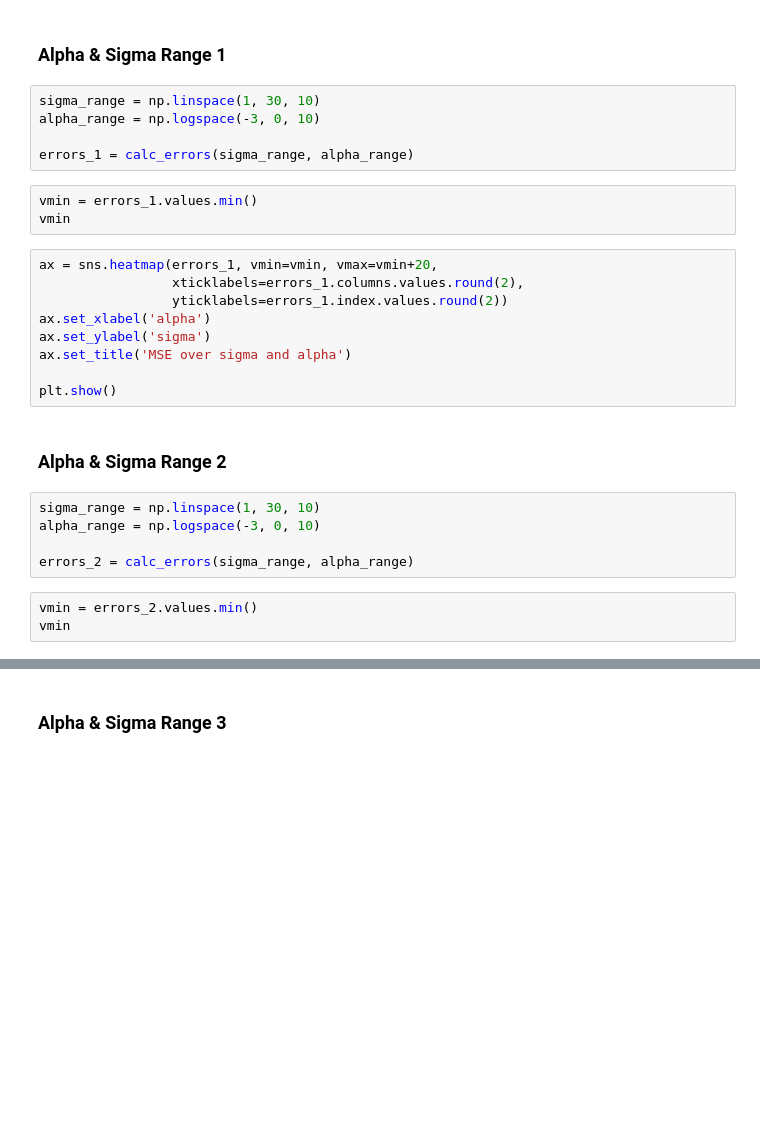
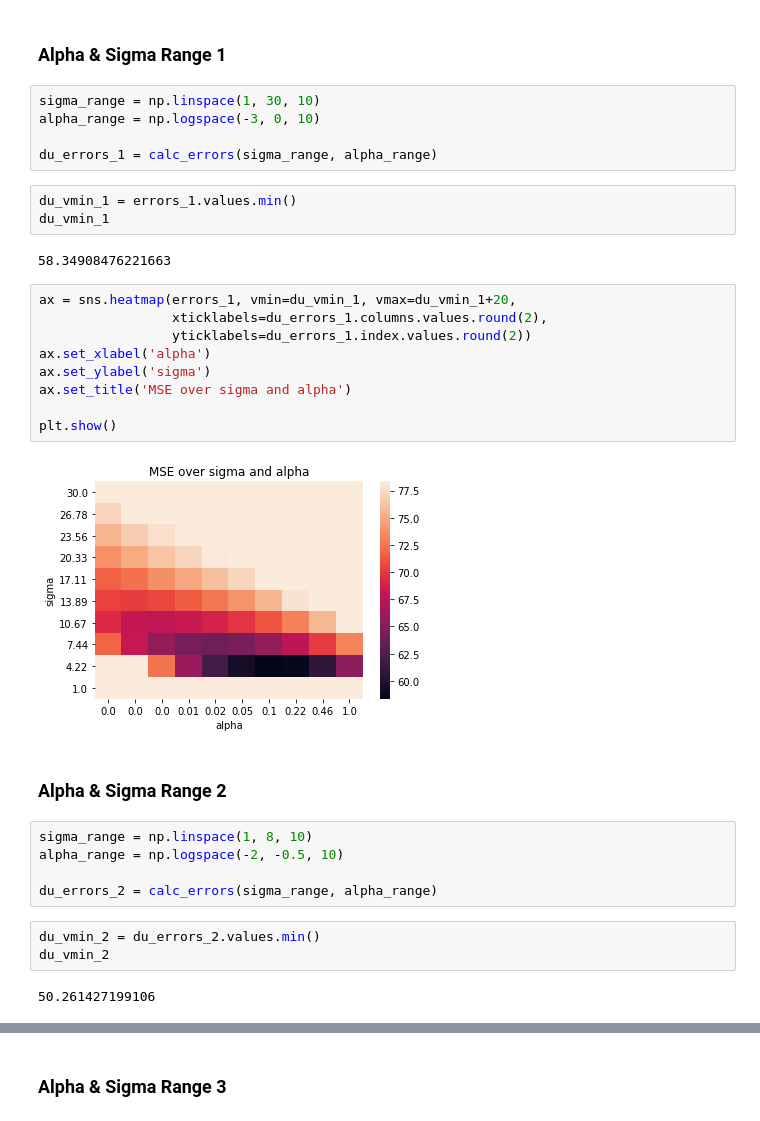
Before and after one commit to mogottsch/dsml_2020_magma, a Jupyter notebook: 3_predictive_analytics/Radial Basis Function.ipynb, the cells around one changed output, grey strips where cells are left out. Drawn from its saved outputs; the diff is of its cells as text; blank space fills up the shorter version.

```diff
--- a/3_predictive_analytics/Radial Basis Function.ipynb
+++ b/3_predictive_analytics/Radial Basis Function.ipynb
@@ -257,27 +275,33 @@ test
 sigma_range = np.linspace(1, 30, 10)
 alpha_range = np.logspace(-3, 0, 10)
 
-errors_1 = calc_errors(sigma_range, alpha_range)
+du_errors_1 = calc_errors(sigma_range, alpha_range)
 # %%
-vmin = errors_1.values.min()
-vmin
+du_vmin_1 = errors_1.values.min()
+du_vmin_1
+# %% [output]
+58.34908476221663
 # %%
-ax = sns.heatmap(errors_1, vmin=vmin, vmax=vmin+20,
-                 xticklabels=errors_1.columns.values.round(2),
-                 yticklabels=errors_1.index.values.round(2))
+ax = sns.heatmap(errors_1, vmin=du_vmin_1, vmax=du_vmin_1+20,
+                 xticklabels=du_errors_1.columns.values.round(2),
+                 yticklabels=du_errors_1.index.values.round(2))
 ax.set_xlabel('alpha')
 ax.set_ylabel('sigma')
 ax.set_title('MSE over sigma and alpha')
 
 plt.show()
+# %% [output]
+[figure, added]
 # %% [markdown]
 ### Alpha & Sigma Range 2
 # %%
-sigma_range = np.linspace(1, 30, 10)
-alpha_range = np.logspace(-3, 0, 10)
+sigma_range = np.linspace(1, 8, 10)
+alpha_range = np.logspace(-2, -0.5, 10)
 
-errors_2 = calc_errors(sigma_range, alpha_range)
+du_errors_2 = calc_errors(sigma_range, alpha_range)
-# %%
-vmin = errors_2.values.min()
-vmin
+# %%
+du_vmin_2 = du_errors_2.values.min()
+du_vmin_2
+# %% [output]
+50.261427199106
 # %%
```
Also changed, not shown: parts of 24 cells of this notebook.
